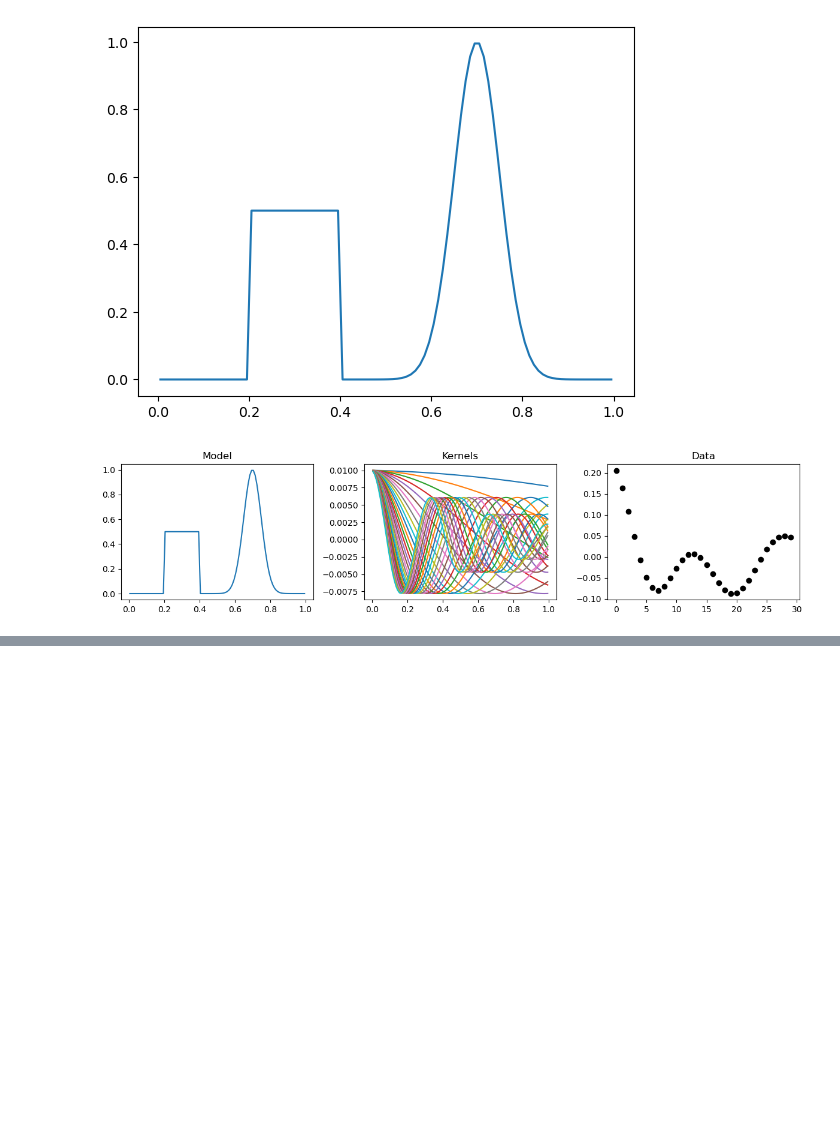
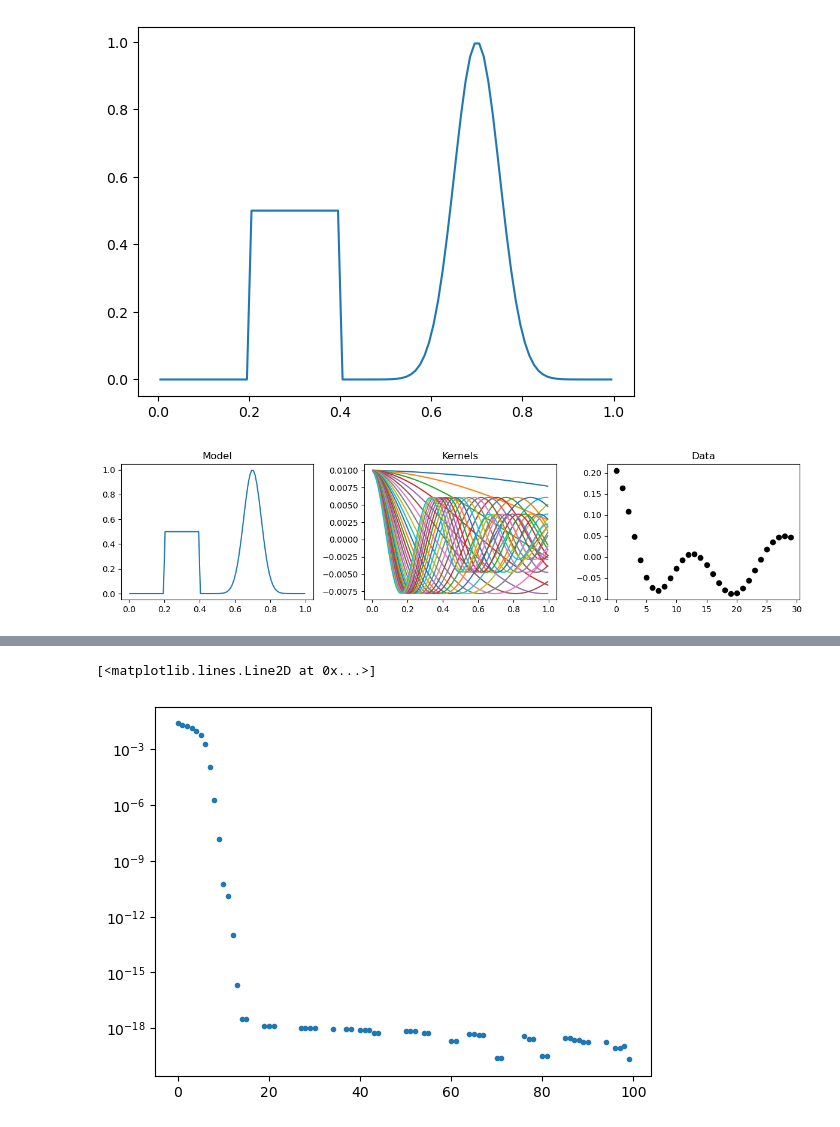
Before and after one commit to lheagy/eosc-454, a Jupyter notebook: lectures/linear-problem.ipynb, the cells around one changed output, grey strips where cells are left out. Cells and saved outputs as stored; diff of their text form; code cells hidden in the pictures; blank space fills up the shorter version.

```diff
--- a/lectures/linear-problem.ipynb
+++ b/lectures/linear-problem.ipynb
@@ -149,0 +177,2 @@ plt.tight_layout()
+# %%
+eigenvalues, eigenvectors = np.linalg.eig(A)
@@ -149,0 +183,5 @@ plt.tight_layout()
+# %%
+plt.semilogy(eigenvalues, ".")
+# %% [output]
+[<matplotlib.lines.Line2D at 0x...>]
+[figure, added]
```
Also changed, not shown: parts of 15 cells of this notebook.
